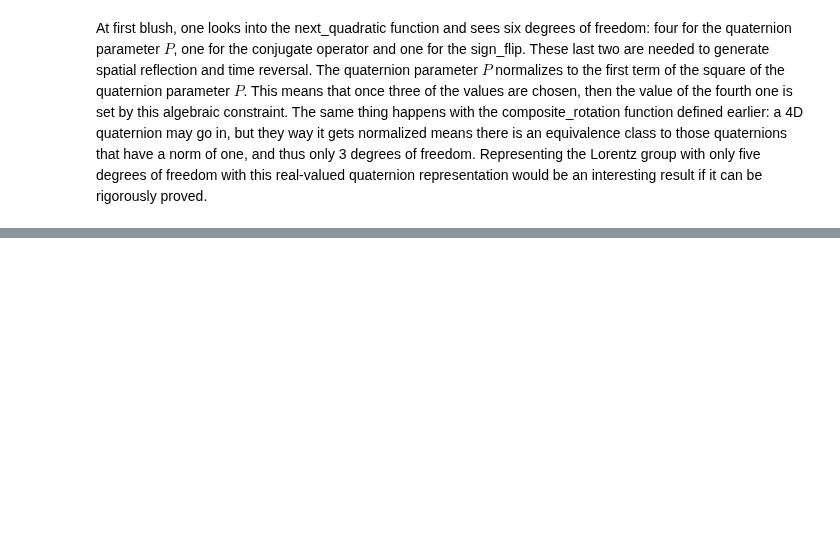
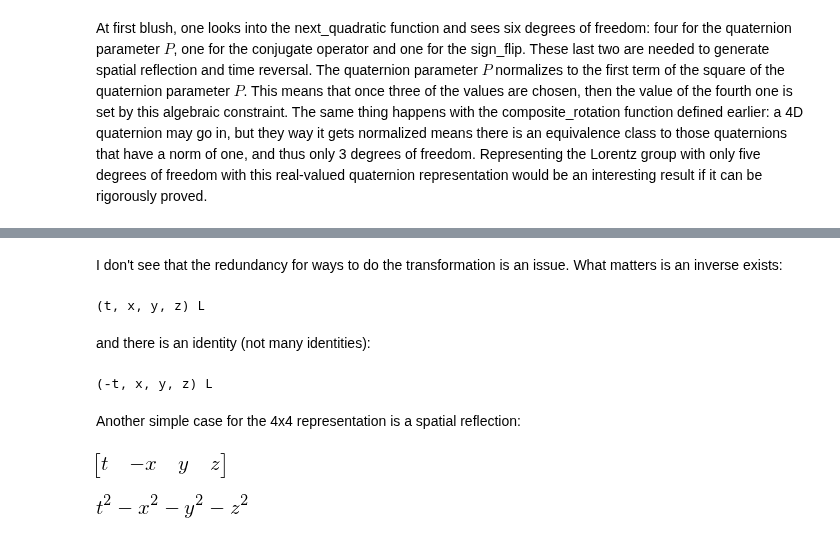
Before and after one commit to dougsweetser/ipq, a Jupyter notebook: q_notebook/triple_products_and_distance.ipynb, the cells around one changed output, grey strips where cells are left out. Drawn from its saved outputs; the diff is of its cells as text; code cells hidden in the pictures; blank space fills up the shorter version.

```diff
--- a/q_notebook/triple_products_and_distance.ipynb
+++ b/q_notebook/triple_products_and_distance.ipynb
@@ -444,0 +458,12 @@ At first blush, one looks into the next_quadratic function and sees six degrees
+# %%
+import sympy.tensor.tensor as stt
+FlatMetric = stt.TensorIndexType('Lorentz',eps_dim=4,dummy_fmt='L')
+m, n = stt.tensor_indices('m, n', FlatMetric)
+FlatMetric.data=[1,-1,-1,-1]
+p = stt.tensorhead('p',[FlatMetric],[[1]])
+q = stt.tensorhead('q',[FlatMetric],[[1]])
+p.data = [t, x, y, z]
+q.data = [-t, x, y, z]
+FlatMetric.metric.data = FlatMetric.data
+display((FlatMetric.metric(-m, -n) * p(m) * p(n)).data)
+display((FlatMetric.metric(-m, -n) * q(m) * q(n)).data)
@@ -444,0 +492,23 @@ At first blush, one looks into the next_quadratic function and sees six degrees
+# %% [markdown]
+I don't see that the redundancy for ways to do the transformation is an issue. What matters is an inverse exists:
+# %%
+print(composite_quadratic(composite_quadratic(R, conj1=True, sign_flip1=True), conj2=True, sign_flip2=True))
+# %% [output]
+(t, x, y, z) L
+# %% [markdown]
+and there is an identity (not many identities):
+# %%
+print(composite_quadratic(composite_quadratic(R, conj1=True, sign_flip1=True)))
+# %% [output]
+(-t, x, y, z) L
+# %% [markdown]
+Another simple case for the 4x4 representation is a spatial reflection:
+# %%
+L_space_x = sp.Matrix([[1, 0, 0, 0],[0, -1, 0, 0],[0, 0, 1, 0],[0, 0, 0, 1]])
+event_space_reflection = L_space_x * event_v
+display(sp.transpose(event_space_reflection))
+q.data = [t, -x, y, z]
+display((FlatMetric.metric(-m, -n) * q(m) * q(n)).data)
+# %% [output]
+[figure, added]
+[figure, added]
```
Also changed, not shown: parts of 16 cells of this notebook, 2 other files.
